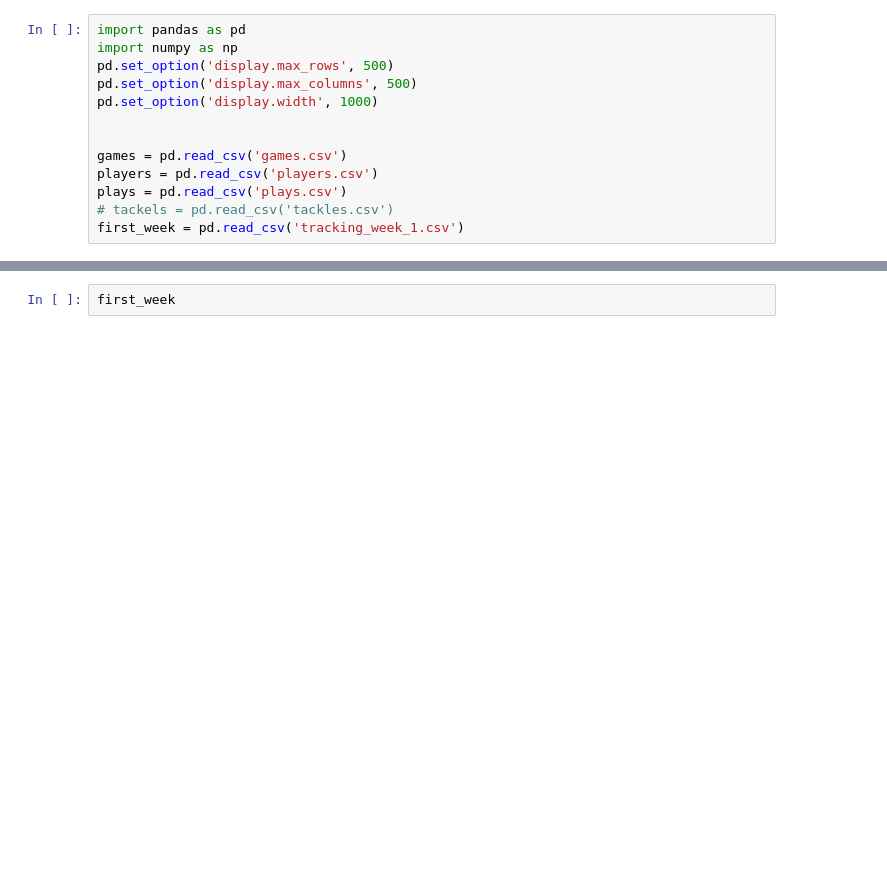
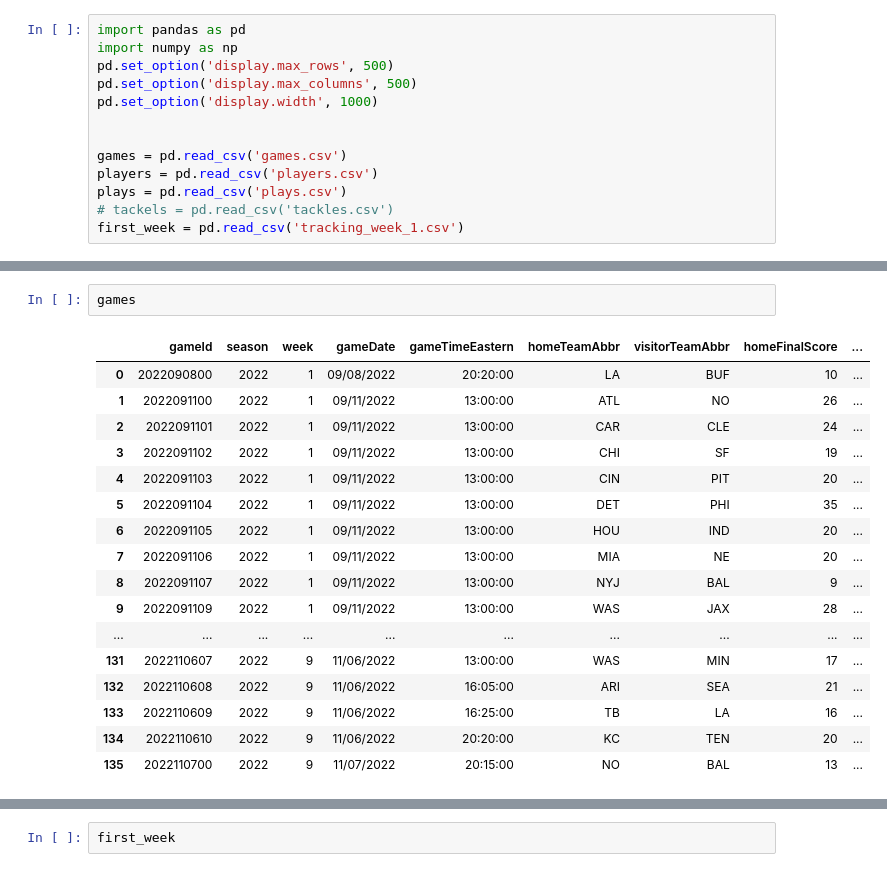
Before and after one commit to BenjaminZeisberg/Cs171-final-project, a Jupyter notebook: data/plays_creation.ipynb, the cells around one changed output, grey strips where cells are left out. Cells and saved outputs as stored; diff of their text form; blank space fills up the shorter version.

```diff
--- a/data/plays_creation.ipynb
+++ b/data/plays_creation.ipynb
@@ -13,0 +19,20 @@ first_week = pd.read_csv('tracking_week_1.csv')
+# %%
+games
+# %% [output]
+|  | gameId | season | week | gameDate | gameTimeEastern | homeTeamAbbr | visitorTeamAbbr | homeFinalScore | ... |
+| 0 | 2022090800 | 2022 | 1 | 09/08/2022 | 20:20:00 | LA | BUF | 10 | ... |
+| 1 | 2022091100 | 2022 | 1 | 09/11/2022 | 13:00:00 | ATL | NO | 26 | ... |
+| 2 | 2022091101 | 2022 | 1 | 09/11/2022 | 13:00:00 | CAR | CLE | 24 | ... |
+| 3 | 2022091102 | 2022 | 1 | 09/11/2022 | 13:00:00 | CHI | SF | 19 | ... |
+| 4 | 2022091103 | 2022 | 1 | 09/11/2022 | 13:00:00 | CIN | PIT | 20 | ... |
+| 5 | 2022091104 | 2022 | 1 | 09/11/2022 | 13:00:00 | DET | PHI | 35 | ... |
+| 6 | 2022091105 | 2022 | 1 | 09/11/2022 | 13:00:00 | HOU | IND | 20 | ... |
+| 7 | 2022091106 | 2022 | 1 | 09/11/2022 | 13:00:00 | MIA | NE | 20 | ... |
+| 8 | 2022091107 | 2022 | 1 | 09/11/2022 | 13:00:00 | NYJ | BAL | 9 | ... |
+| 9 | 2022091109 | 2022 | 1 | 09/11/2022 | 13:00:00 | WAS | JAX | 28 | ... |
+| ... | ... | ... | ... | ... | ... | ... | ... | ... | ... |
+| 131 | 2022110607 | 2022 | 9 | 11/06/2022 | 13:00:00 | WAS | MIN | 17 | ... |
+| 132 | 2022110608 | 2022 | 9 | 11/06/2022 | 16:05:00 | ARI | SEA | 21 | ... |
+| 133 | 2022110609 | 2022 | 9 | 11/06/2022 | 16:25:00 | TB | LA | 16 | ... |
+| 134 | 2022110610 | 2022 | 9 | 11/06/2022 | 20:20:00 | KC | TEN | 20 | ... |
+| 135 | 2022110700 | 2022 | 9 | 11/07/2022 | 20:15:00 | NO | BAL | 13 | ... |
```
Also changed, not shown: parts of 4 cells of this notebook, 3 other files.
